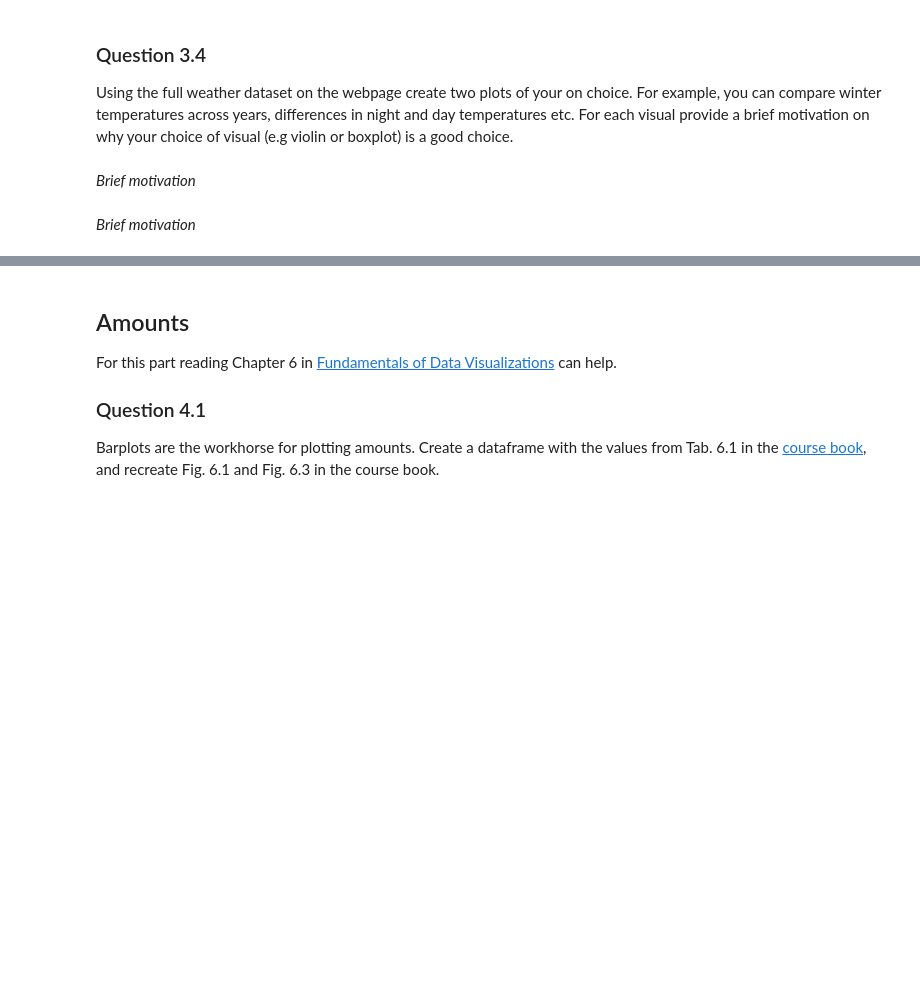
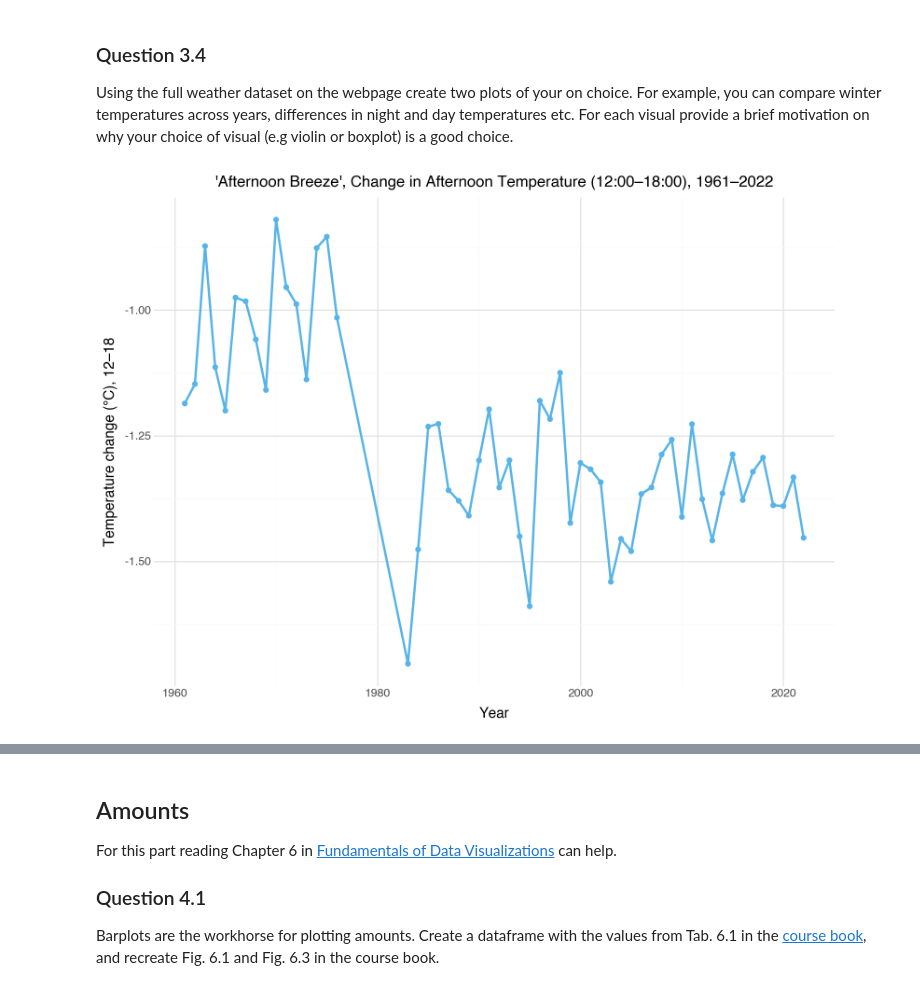
Before and after one commit to Salabud/MVE080-grp10, a Jupyter notebook: Homework1_2025.ipynb, the cells around one changed output, grey strips where cells are left out. Saved outputs shown, nothing was run; the diff lists cells and outputs as text; code cells hidden in the pictures; blank space fills up the shorter version.

```diff
--- a/Homework1_2025.ipynb
+++ b/Homework1_2025.ipynb
@@ -314,2 +328,0 @@ Using the full weather dataset on the webpage create two plots of your on choice
-# %% [markdown]
-*Brief motivation*
@@ -319,2 +329,31 @@ Using the full weather dataset on the webpage create two plots of your on choice
-# %% [markdown]
-*Brief motivation*
+# %%
+# Insert code here
+weather_full = pd.read_csv("Homework1_resources/Weather_tidy_full.csv")
+afternoons = weather_full[weather_full["hour_of_day"].isin([12,18])]
+pivoted = (
+    afternoons
+    .pivot_table(index=["year", "month", "day"],
+                 columns="hour_of_day",
+                 values="Temperature")
+    .reset_index()
+)
+pivoted["afternoon_breeze"] = pivoted[18] - pivoted[12]
+yearly = pivoted.groupby("year", as_index=False)["afternoon_breeze"].mean()
+
+p1 = (
+ggplot(yearly, aes("year", "afternoon_breeze"))
++ geom_line(size=1, color=cbPalette[1])
++ geom_point(color=cbPalette[1])
++ theme(plot_title=element_text(size=2))
++ labs(
+    x="Year",
+    y="Temperature change (°C), 12–18",
+    title="'Afternoon Breeze', Change in Afternoon Temperature (12:00–18:00), 1961–2022"
+)
++ theme_minimal()
++ theme(plot_title=element_text(size=12), figure_size=(8, 6))
+)
+p1
+# Remember to print the visual
+# %% [output]
+[figure, added]
```
Also changed, not shown: parts of 10 cells of this notebook, 1 other file.
